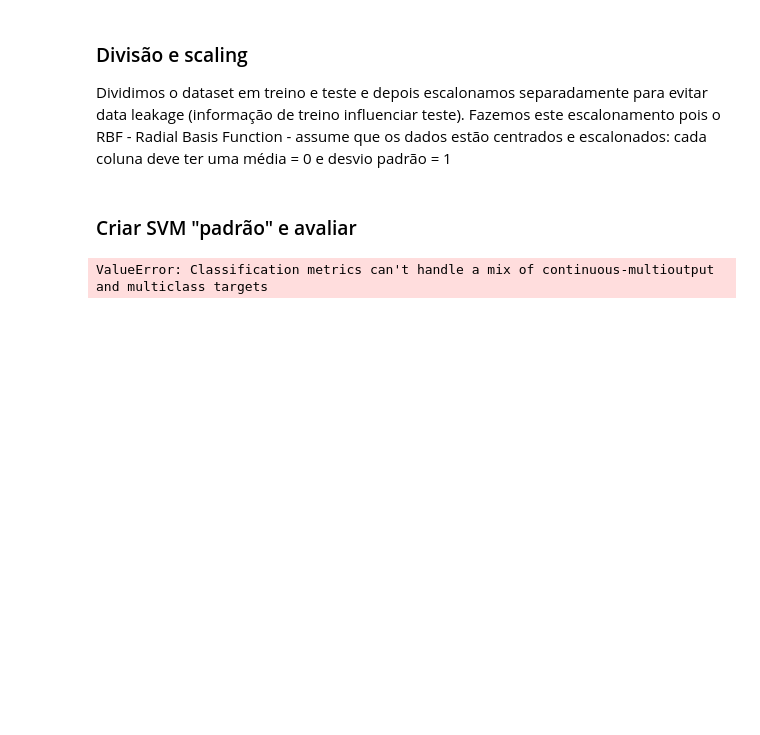
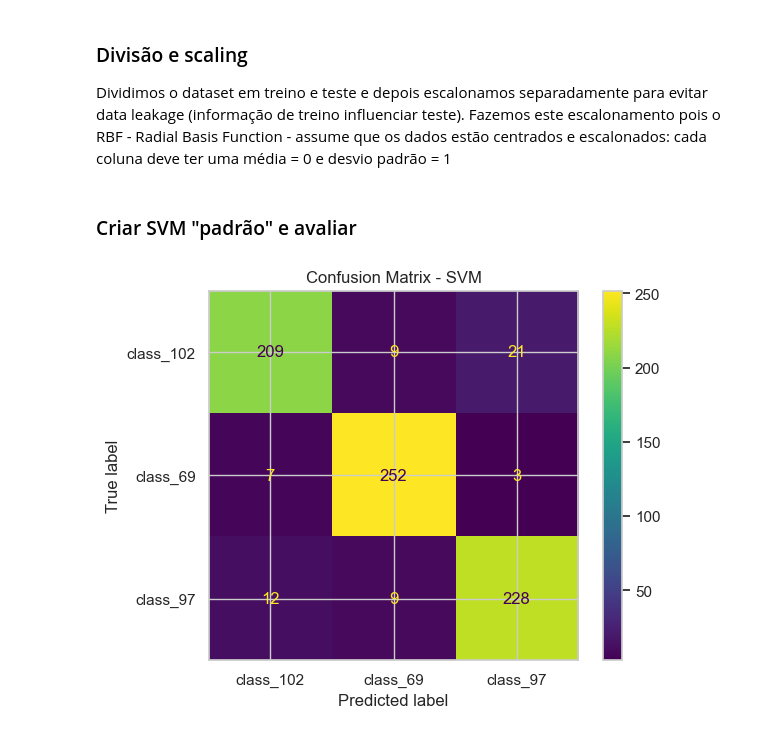
Before and after one commit to acatt-01/APRAU_EFG_B_1230166_1191619, a Jupyter notebook: APRAU_EFG_B_1191619_1230166.ipynb, the cells around one changed output. Drawn from its saved outputs; the diff is of its cells as text; code cells hidden in the pictures; blank space fills up the shorter version.

```diff
--- a/APRAU_EFG_B_1191619_1230166.ipynb
+++ b/APRAU_EFG_B_1191619_1230166.ipynb
@@ -1988,17 +1989,20 @@ X_test_scaled = scale.transform(X_test)
 # %%
 from sklearn.svm import SVC
 from sklearn.metrics import ConfusionMatrixDisplay, confusion_matrix
 
 svm = SVC(random_state=42)
 svm.fit(X_train_scaled, y_train)
 
+# Fazer predições
+y_pred = svm.predict(X_test_scaled)
+
 # Calcular matriz de confusão
-cm = confusion_matrix(X_test_scaled, y_test)
+cm = confusion_matrix(y_test, y_pred)
 
 # Plotar
 disp = ConfusionMatrixDisplay(confusion_matrix=cm, display_labels=svm.classes_)
-disp.plot(cmap='Blues')
+disp.plot()
 plt.title('Confusion Matrix - SVM')
 plt.show()
 # %% [output]
-ValueError: Classification metrics can't handle a mix of continuous-multioutput and multiclass targets
+[figure, added]
```
Also changed, not shown: parts of 9 cells of this notebook.
